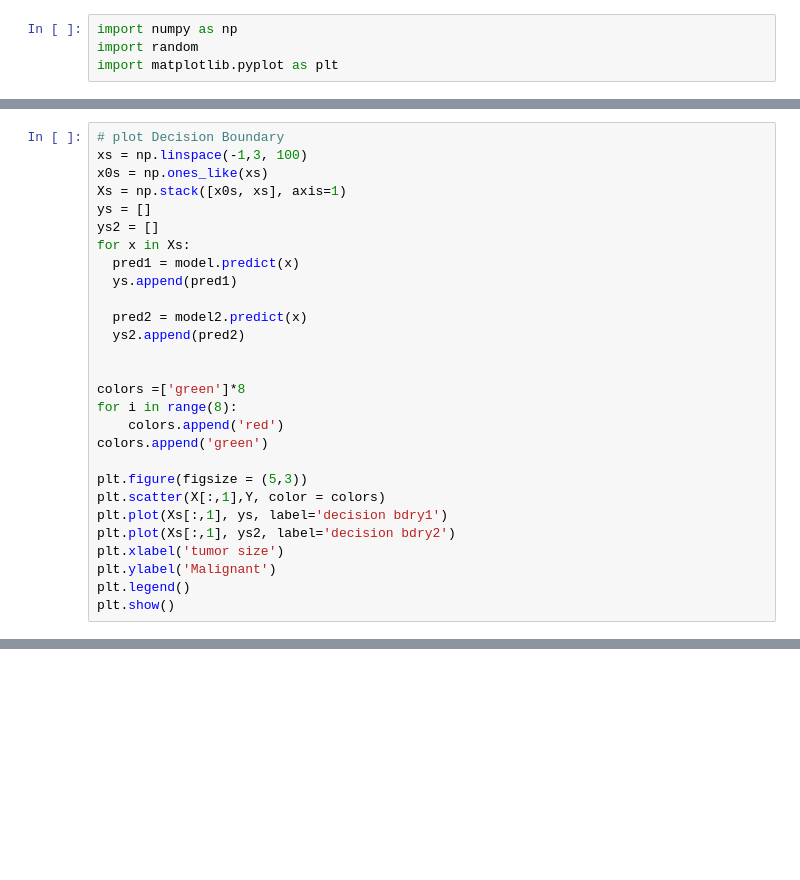
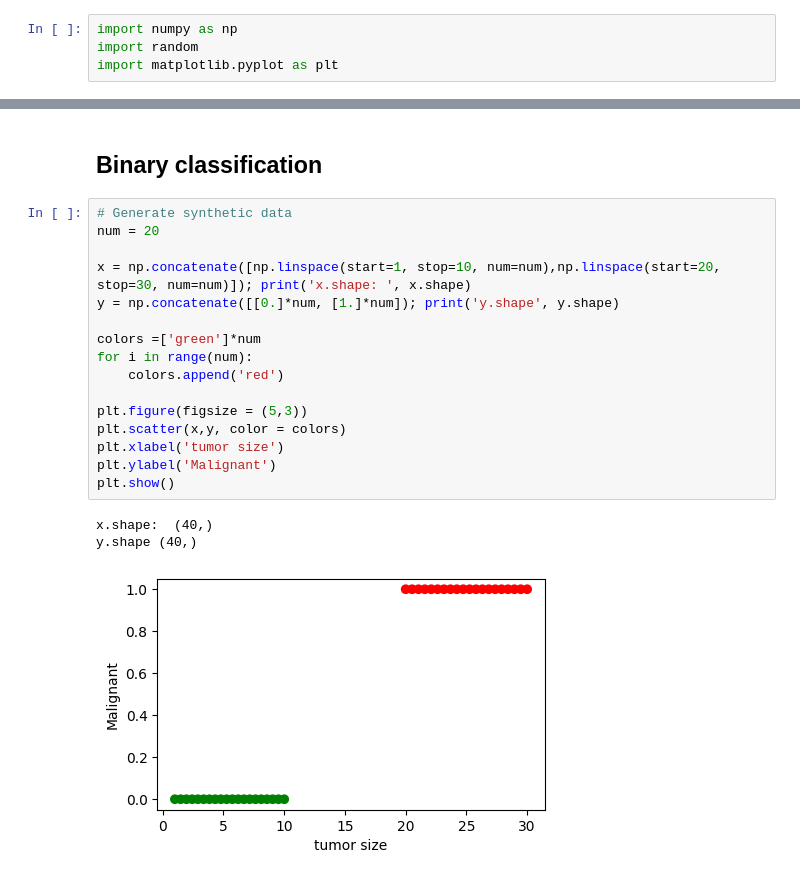
Before and after one commit to mgupta70/code-blocks, a Jupyter notebook: MSE_loss_for_classification.ipynb, the cells around one changed output, grey strips where cells are left out. Saved outputs shown, nothing was run; the diff lists cells and outputs as text; blank space fills up the shorter version.

```diff
--- a/MSE_loss_for_classification.ipynb
+++ b/MSE_loss_for_classification.ipynb
@@ -587,28 +4,0 @@ Epoch: 110: [1.   2.65], 0,  MSE train loss: 3.023973914721508
-# %%
-# plot Decision Boundary
-xs = np.linspace(-1,3, 100)
-x0s = np.ones_like(xs)
-Xs = np.stack([x0s, xs], axis=1)
-ys = []
-ys2 = []
-for x in Xs:
-  pred1 = model.predict(x)
-  ys.append(pred1)
-
-  pred2 = model2.predict(x)
-  ys2.append(pred2)
-
-
-colors =['green']*8
-for i in range(8):
-    colors.append('red')
-colors.append('green')
-
-plt.figure(figsize = (5,3))
-plt.scatter(X[:,1],Y, color = colors)
-plt.plot(Xs[:,1], ys, label='decision bdry1')
-plt.plot(Xs[:,1], ys2, label='decision bdry2')
-plt.xlabel('tumor size')
-plt.ylabel('Malignant')
-plt.legend()
-plt.show()
@@ -1071,0 +5,22 @@ Epoch: 110: [1.   2.65], 0,  CE train loss: [9.11635142]
+# %% [markdown]
+## Binary classification
+# %%
+# Generate synthetic data
+num = 20
+
+x = np.concatenate([np.linspace(start=1, stop=10, num=num),np.linspace(start=20, stop=30, num=num)]); print('x.shape: ', x.shape)
+y = np.concatenate([[0.]*num, [1.]*num]); print('y.shape', y.shape)
+
+colors =['green']*num
+for i in range(num):
+    colors.append('red')
+
+plt.figure(figsize = (5,3))
+plt.scatter(x,y, color = colors)
+plt.xlabel('tumor size')
+plt.ylabel('Malignant')
+plt.show()
+# %% [output]
+x.shape:  (40,)
+y.shape (40,)
+[figure, added]
```
Also changed, not shown: parts of 39 cells of this notebook.
